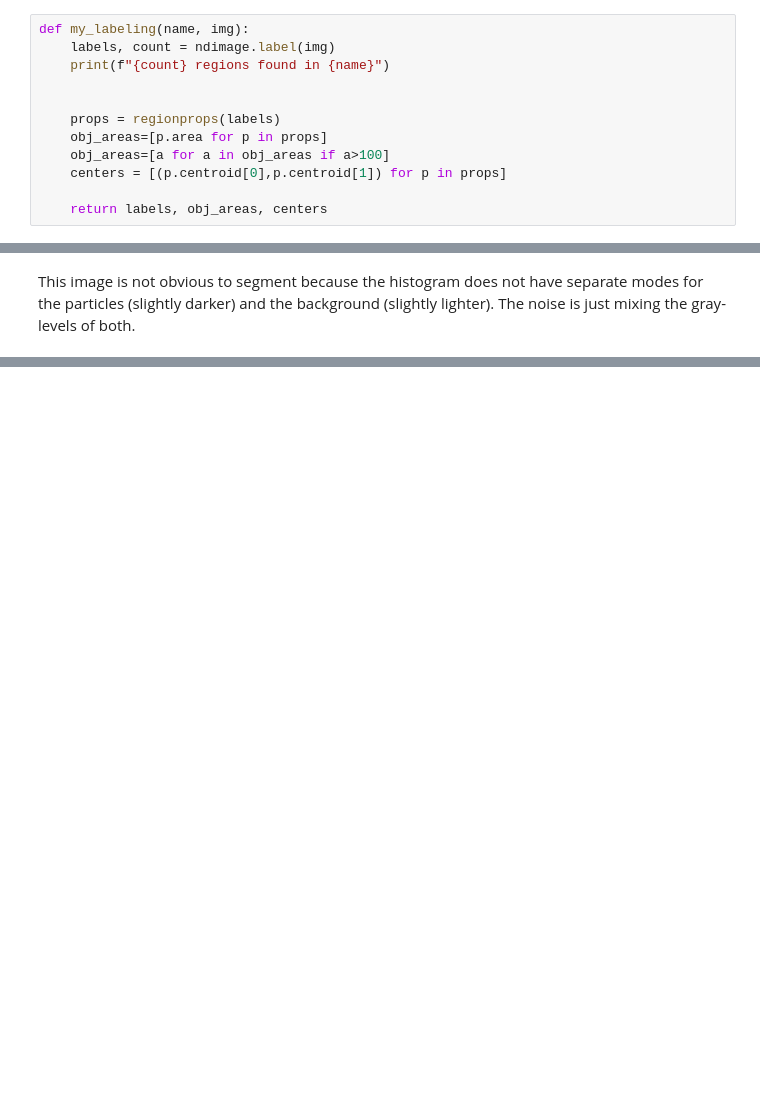
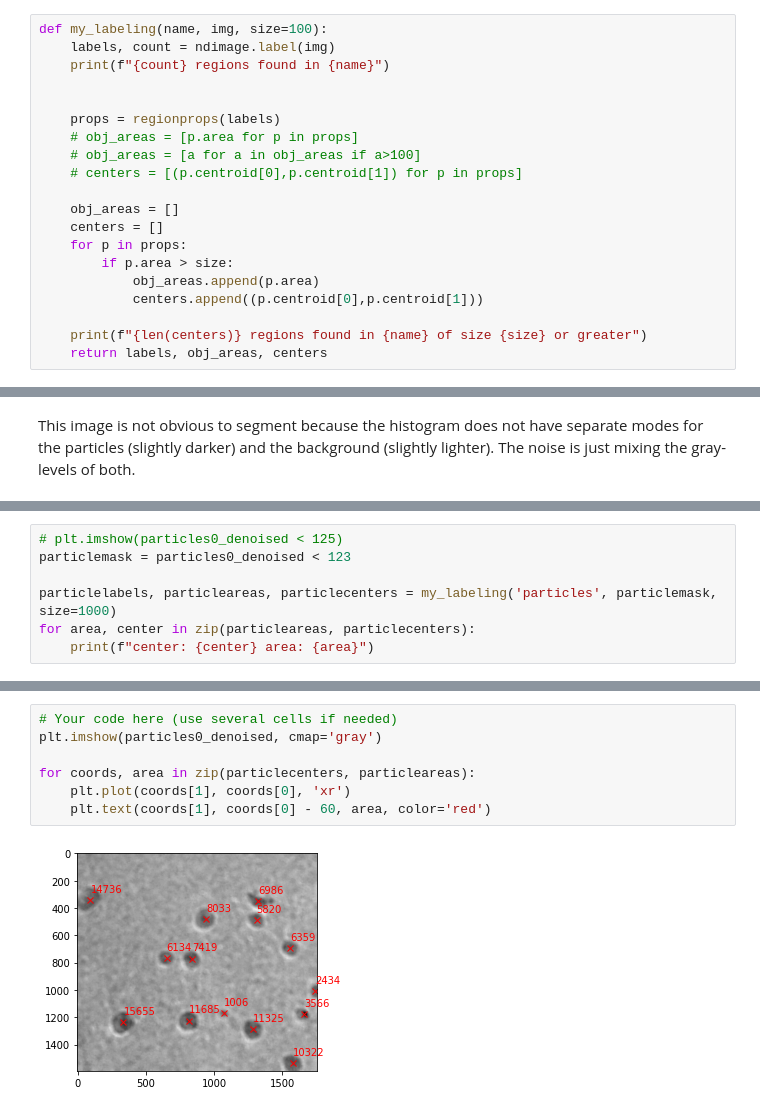
Before and after one commit to daniel-suazo/CV-Assignment1, a Jupyter notebook: Assg1_ImageProc.ipynb, the cells around one changed output, grey strips where cells are left out. Cells and saved outputs as stored; diff of their text form; blank space fills up the shorter version.

```diff
--- a/Assg1_ImageProc.ipynb
+++ b/Assg1_ImageProc.ipynb
@@ -131,16 +131,24 @@ def create_cross(coords, img, color):
     newimg[y-1:y+1, x-5:x+5, :] = color
     return newimg
 # %%
-def my_labeling(name, img):
+def my_labeling(name, img, size=100):
     labels, count = ndimage.label(img)
     print(f"{count} regions found in {name}")
 
 
     props = regionprops(labels)
-    obj_areas=[p.area for p in props]
-    obj_areas=[a for a in obj_areas if a>100]
-    centers = [(p.centroid[0],p.centroid[1]) for p in props]
+    # obj_areas = [p.area for p in props]
+    # obj_areas = [a for a in obj_areas if a>100]
+    # centers = [(p.centroid[0],p.centroid[1]) for p in props]
 
+    obj_areas = []
+    centers = []
+    for p in props:
+        if p.area > size:
+            obj_areas.append(p.area)
+            centers.append((p.centroid[0],p.centroid[1]))
+
+    print(f"{len(centers)} regions found in {name} of size {size} or greater")
     return labels, obj_areas, centers
 # %%
 # mask the ball
@@ -237,0 +240,7 @@ Your explanations here: what is your approach to segment the particles?
+# %%
+# plt.imshow(particles0_denoised < 125)
+particlemask = particles0_denoised < 123
+
+particlelabels, particleareas, particlecenters = my_labeling('particles', particlemask, size=1000)
+for area, center in zip(particleareas, particlecenters):
+    print(f"center: {center} area: {area}")
@@ -237,0 +268,9 @@ Your explanations here: what is your approach to segment the particles?
+# %%
+# Your code here (use several cells if needed)
+plt.imshow(particles0_denoised, cmap='gray')
+
+for coords, area in zip(particlecenters, particleareas):
+    plt.plot(coords[1], coords[0], 'xr')
+    plt.text(coords[1], coords[0] - 60, area, color='red')
+# %% [output]
+[figure, added]
```
Also changed, not shown: parts of 8 cells of this notebook.
